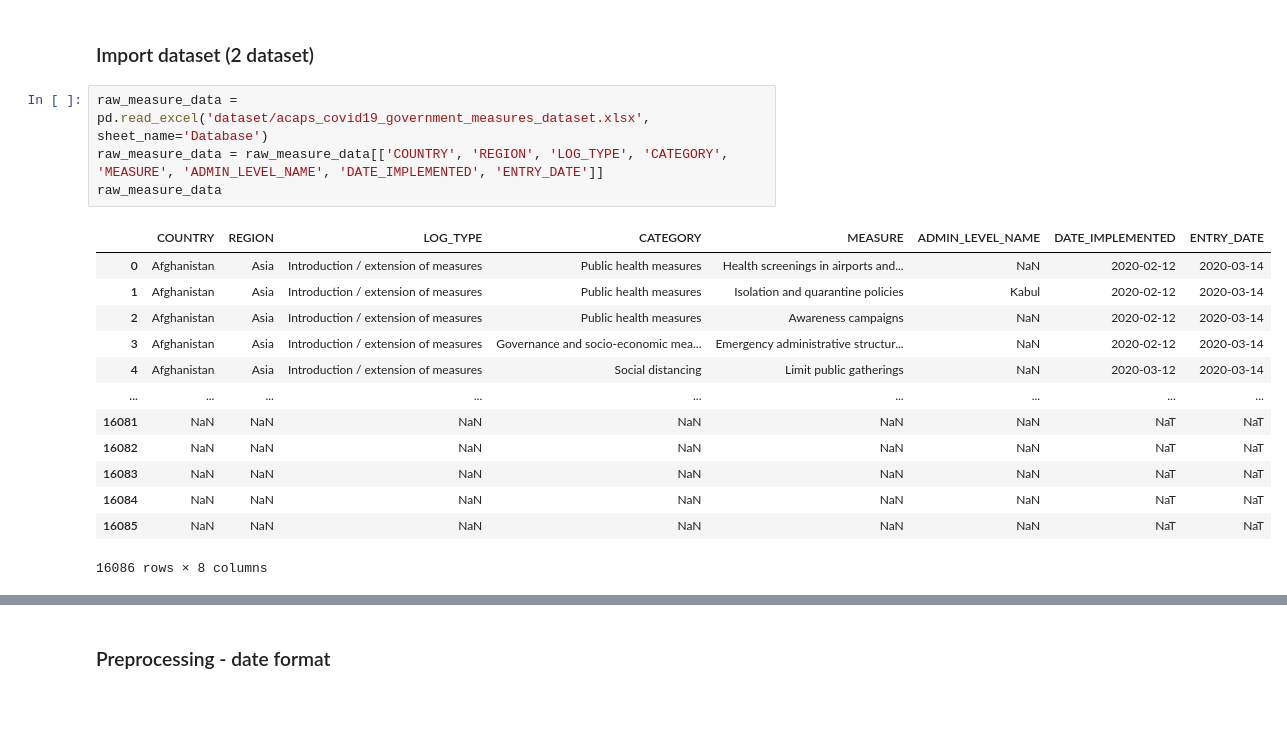
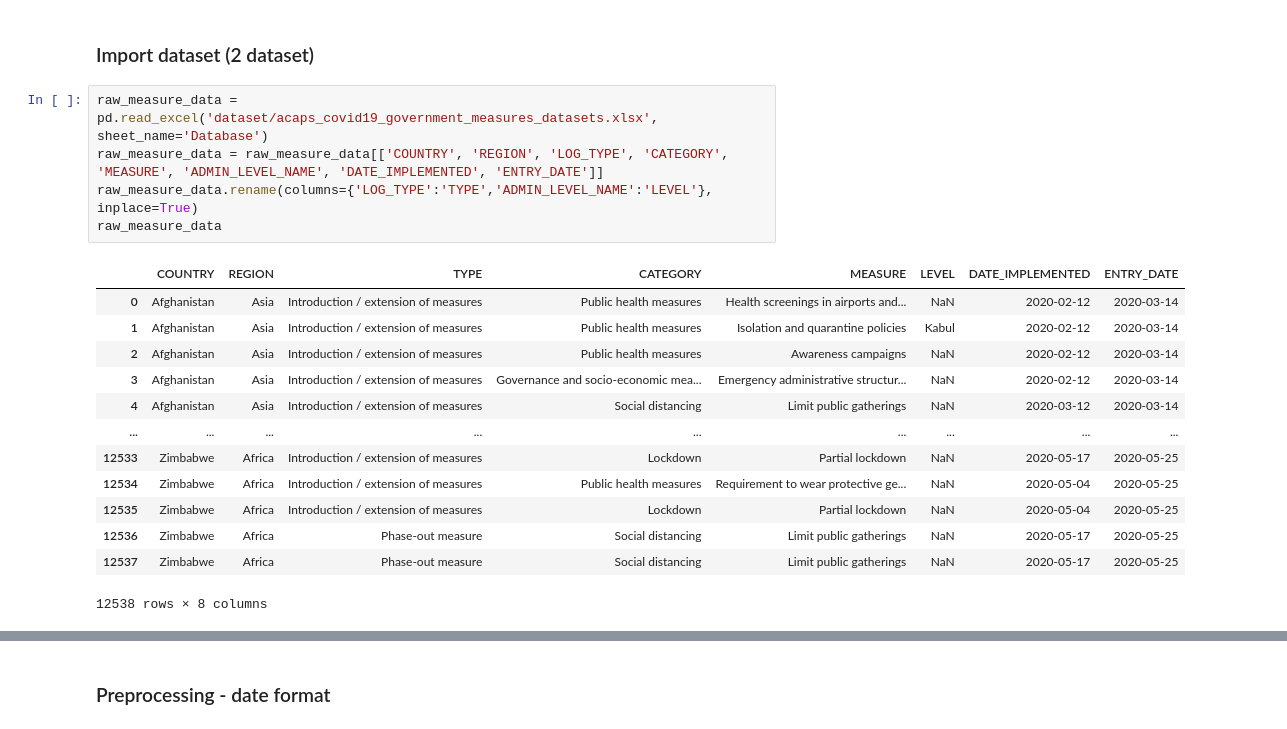
Before and after one commit to nonna4822/measures-and-the-spreading-of-covid19, a Jupyter notebook: source/data engineering/preprocessing_all_dataset_to_sql.ipynb, the cells around one changed output, grey strips where cells are left out. Drawn from its saved outputs; the diff is of its cells as text.

Commit message:
Update: DE's work, source + measure's dataset

```diff
--- a/source/data engineering/preprocessing_all_dataset_to_sql.ipynb
+++ b/source/data engineering/preprocessing_all_dataset_to_sql.ipynb
@@ -507,23 +507,24 @@ confirmed_df
 # %% [markdown]
 ### Import dataset (2 dataset)
 # %%
-raw_measure_data = pd.read_excel('dataset/acaps_covid19_government_measures_dataset.xlsx', sheet_name='Database')
+raw_measure_data = pd.read_excel('dataset/acaps_covid19_government_measures_datasets.xlsx', sheet_name='Database')
 raw_measure_data = raw_measure_data[['COUNTRY', 'REGION', 'LOG_TYPE', 'CATEGORY', 'MEASURE', 'ADMIN_LEVEL_NAME', 'DATE_IMPLEMENTED', 'ENTRY_DATE']]
+raw_measure_data.rename(columns={'LOG_TYPE':'TYPE','ADMIN_LEVEL_NAME':'LEVEL'}, inplace=True)
 raw_measure_data
 # %% [output]
-|  | COUNTRY | REGION | LOG_TYPE | CATEGORY | MEASURE | ADMIN_LEVEL_NAME | DATE_IMPLEMENTED | ENTRY_DATE |
+|  | COUNTRY | REGION | TYPE | CATEGORY | MEASURE | LEVEL | DATE_IMPLEMENTED | ENTRY_DATE |
 | 0 | Afghanistan | Asia | Introduction / extension of measures | Public health measures | Health screenings in airports and... | NaN | 2020-02-12 | 2020-03-14 |
 | 1 | Afghanistan | Asia | Introduction / extension of measures | Public health measures | Isolation and quarantine policies | Kabul | 2020-02-12 | 2020-03-14 |
 | 2 | Afghanistan | Asia | Introduction / extension of measures | Public health measures | Awareness campaigns | NaN | 2020-02-12 | 2020-03-14 |
 | 3 | Afghanistan | Asia | Introduction / extension of measures | Governance and socio-economic mea... | Emergency administrative structur... | NaN | 2020-02-12 | 2020-03-14 |
 | 4 | Afghanistan | Asia | Introduction / extension of measures | Social distancing | Limit public gatherings | NaN | 2020-03-12 | 2020-03-14 |
 | ... | ... | ... | ... | ... | ... | ... | ... | ... |
-| 16081 | NaN | NaN | NaN | NaN | NaN | NaN | NaT | NaT |
-| 16082 | NaN | NaN | NaN | NaN | NaN | NaN | NaT | NaT |
-| 16083 | NaN | NaN | NaN | NaN | NaN | NaN | NaT | NaT |
-| 16084 | NaN | NaN | NaN | NaN | NaN | NaN | NaT | NaT |
-| 16085 | NaN | NaN | NaN | NaN | NaN | NaN | NaT | NaT |
+| 12533 | Zimbabwe | Africa | Introduction / extension of measures | Lockdown | Partial lockdown | NaN | 2020-05-17 | 2020-05-25 |
+| 12534 | Zimbabwe | Africa | Introduction / extension of measures | Public health measures | Requirement to wear protective ge... | NaN | 2020-05-04 | 2020-05-25 |
+| 12535 | Zimbabwe | Africa | Introduction / extension of measures | Lockdown | Partial lockdown | NaN | 2020-05-04 | 2020-05-25 |
+| 12536 | Zimbabwe | Africa | Phase-out measure | Social distancing | Limit public gatherings | NaN | 2020-05-17 | 2020-05-25 |
+| 12537 | Zimbabwe | Africa | Phase-out measure | Social distancing | Limit public gatherings | NaN | 2020-05-17 | 2020-05-25 |
-16086 rows × 8 columns
+12538 rows × 8 columns
 # %%
 raw_kaggle_lockdowndate_df = pd.read_csv('dataset/new_lockdown_country.csv')
 raw_kaggle_lockdowndate_df
```
Also changed, not shown: parts of 35 cells of this notebook, 1 other file.
